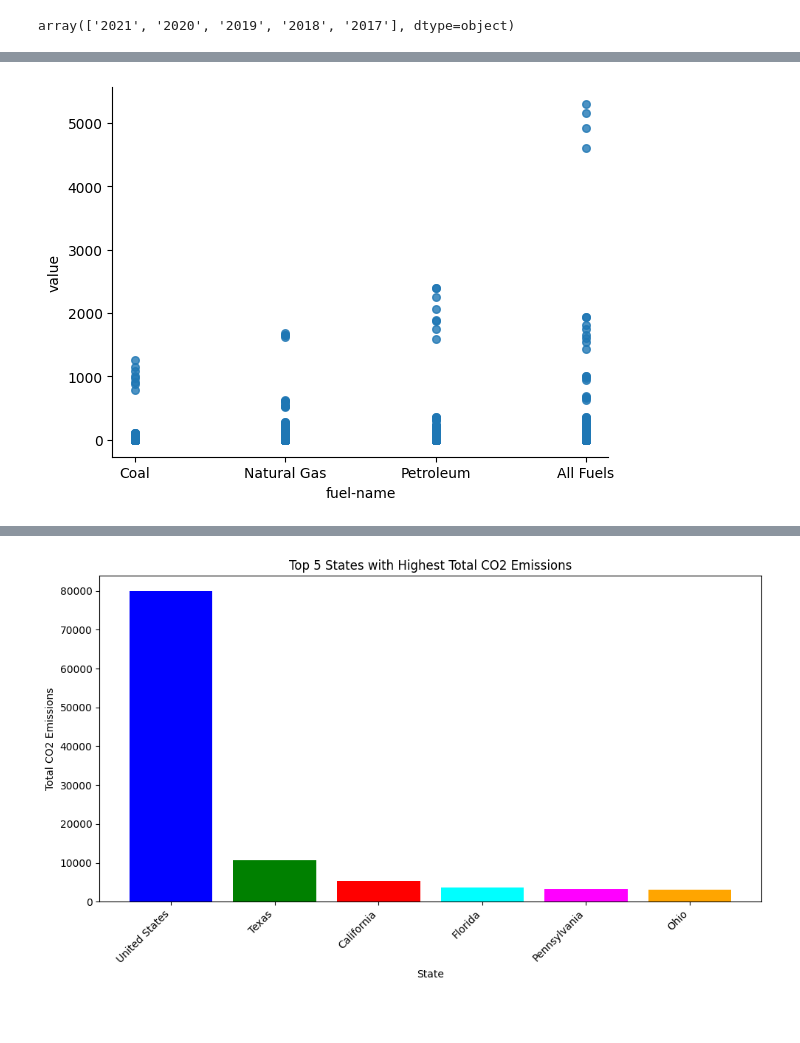
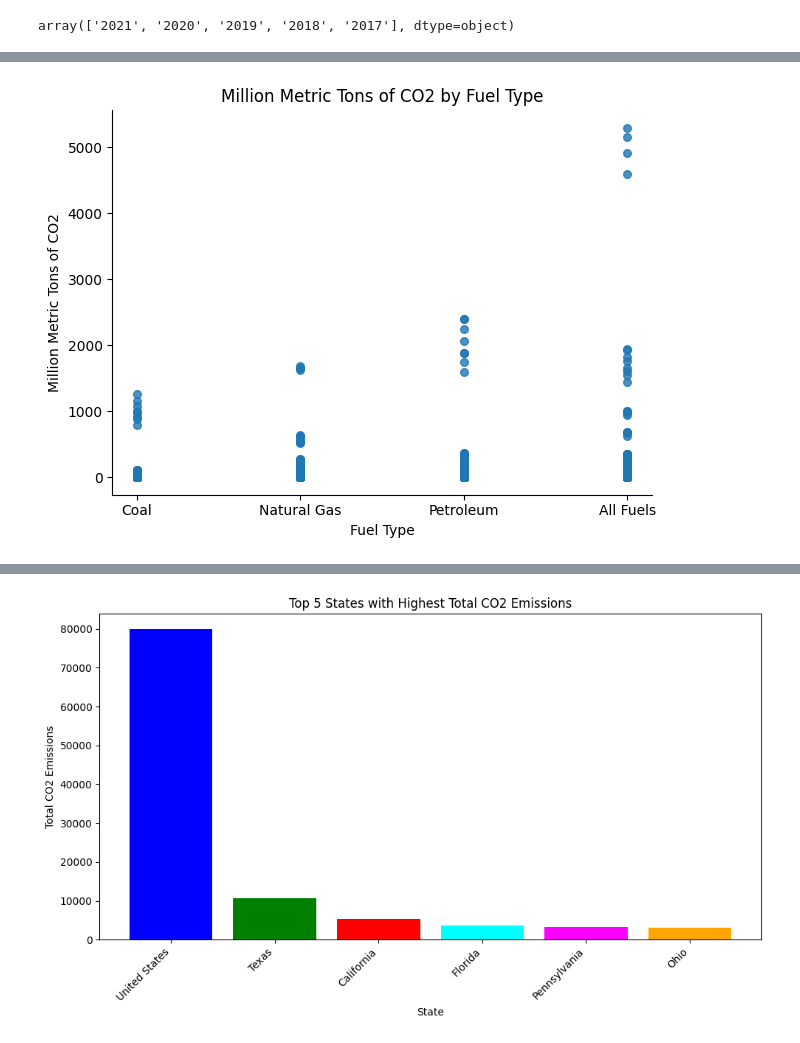
Before and after one commit to natalieassaad/labs, a Jupyter notebook: 01_api_calls/assignment_notebook.ipynb, the cells around one changed output, grey strips where cells are left out. Cells and saved outputs as stored; diff of their text form; code cells hidden in the pictures; blank space fills up the shorter version.

```diff
--- a/01_api_calls/assignment_notebook.ipynb
+++ b/01_api_calls/assignment_notebook.ipynb
@@ -388,7 +389,14 @@ eia_df.head()
 | 4 | 2021 | TT | Total carbon dioxide emissions fr... | TO | All Fuels | DC | District of Columbia | 2.520856 | million metric tons of CO2 |
 # %%
 from matplotlib import pyplot as plt
+
+# Scatter plot of million metric tons of CO2 by fuel type
 eia_df.plot(kind='scatter', x='fuel-name', y='value', s=30, alpha=.8)
+plt.xlabel('Fuel Type')
+plt.ylabel('Million Metric Tons of CO2')
 plt.gca().spines[['top', 'right',]].set_visible(False)
+plt.title('Million Metric Tons of CO2 by Fuel Type')
+plt.tight_layout()
+plt.show()
 # %% [output]
-[figure, old version]
+[figure, new version]
```
Also changed, not shown: parts of 4 cells of this notebook.
